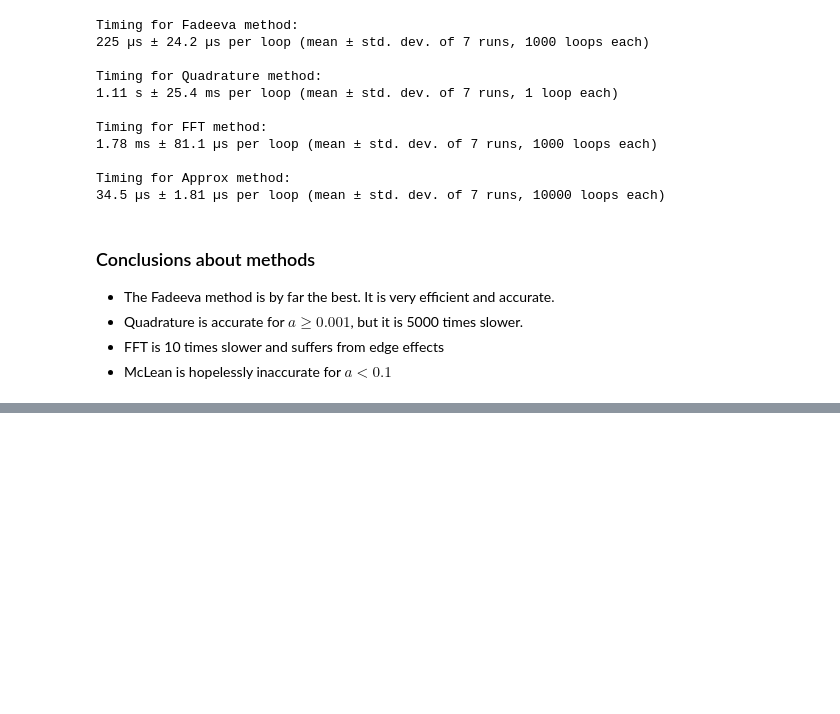
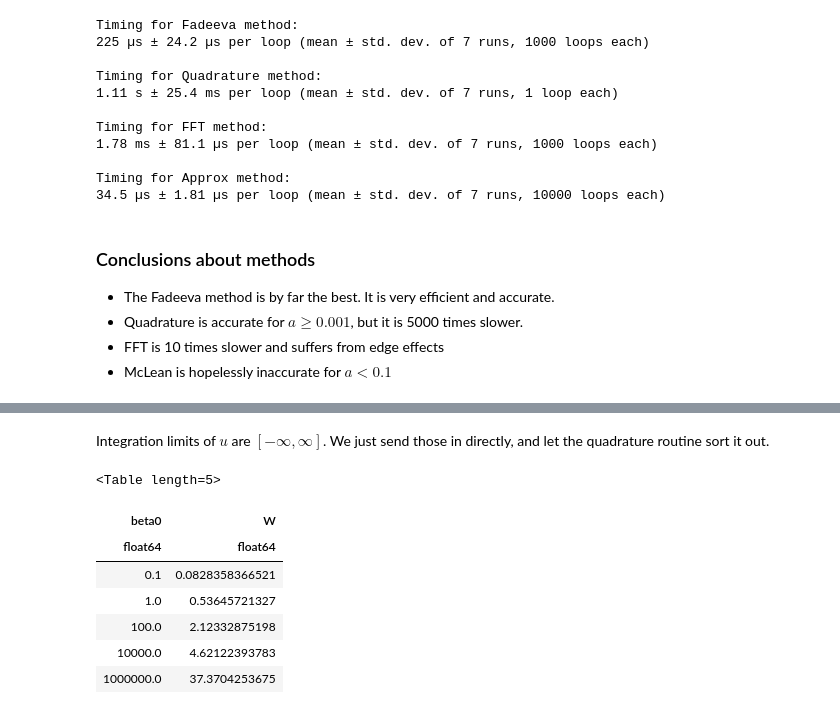
Before and after one commit to deprecated/equivalent-widths, a Jupyter notebook: curve-of-growth.ipynb, the cells around one changed output, grey strips where cells are left out. Cells and saved outputs as stored; diff of their text form; code cells hidden in the pictures; blank space fills up the shorter version.

```diff
--- a/curve-of-growth.ipynb
+++ b/curve-of-growth.ipynb
@@ -221,0 +261,15 @@ Timing for Approx method:
+# %% [markdown]
+Integration limits of $u$ are $[-\infty, \infty]$.  We just send those in directly, and let the quadrature routine sort it out.
+# %%
+from astropy.table import Table
+
+Table(rows=[(x, W(a, x, A0)) for x in [0.1, 1.0, 100.0, 1e4, 1e6]], names=["beta0", "W"])
+# %% [output]
+<Table length=5>
+| beta0 | W |
+| float64 | float64 |
+| 0.1 | 0.0828358366521 |
+| 1.0 | 0.53645721327 |
+| 100.0 | 2.12332875198 |
+| 10000.0 | 4.62122393783 |
+| 1000000.0 | 37.3704253675 |
```
Also changed, not shown: parts of 14 cells of this notebook.
